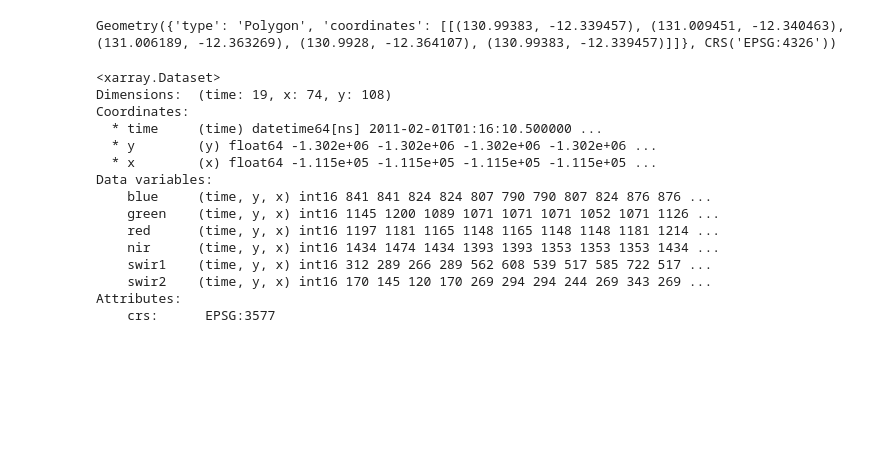
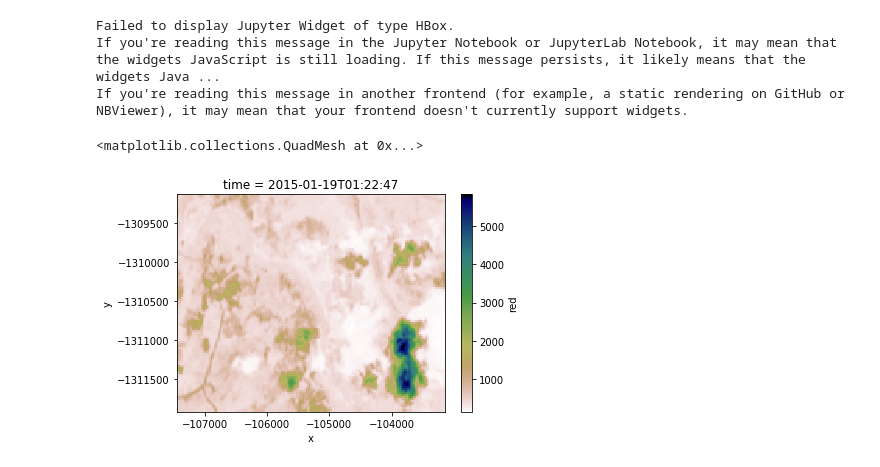
Before and after one commit to BexDunn/GWandDEA_bex_ness, a Jupyter notebook: draw_control_example.ipynb, the cells around one changed output. Drawn from its saved outputs; the diff is of its cells as text; code cells hidden in the pictures; blank space fills up the shorter version.

```diff
--- a/draw_control_example.ipynb
+++ b/draw_control_example.ipynb
@@ -62,56 +91,46 @@ m2
+# %%
+from ipywidgets import HBox
+HBox([m,m2])
+# %% [output]
+Failed to display Jupyter Widget of type HBox.
+If you're reading this message in the Jupyter Notebook or JupyterLab Notebook, it may mean that the widgets JavaScript is still loading. If this message persists, it likely means that the widgets Java ...
+If you're reading this message in another frontend (for example, a static rendering on GitHub or NBViewer), it may mean that your frontend doesn't currently support widgets.
 # %%
 #now test if we can query using the poly to load data
-#TODO fix this so it uses the correct projection
+#TODO triple check projection
 
 import datacube
 from shapely.geometry import Polygon
 from datacube.utils import geometry
 dc=datacube.Datacube()
-#TODO need to project poly to get area
-#Leaflet uses Web Mercator EPSG:3857
 
-# geom_crs = geometry.CRS('EPSG:3857')
+#Leaflet return geometry in EPSG:4326
+
 geom_crs = geometry.CRS('EPSG:4326')
+
 geom=geometry.Geometry(draw_control.last_draw['geometry'], geom_crs)
-#poly = Polygon(draw_control.last_draw['geometry']['coordinates'][0])
-print(geom)
 
-start_of_epoch = '2011-01-01'
-end_of_epoch =  '2011-12-31'
+start_of_epoch = '2015-01-01'
+end_of_epoch =  '2015-12-31'
 
-# query = {
-#         'time': (start_of_epoch, end_of_epoch), 'geopolygon': geom
-#     }
+
 #Define wavelengths/bands of interest, remove this kwarg to retrieve all bands
 bands_of_interest = ['blue',
                          'green',
                          'red',
                          'nir',
                          'swir1',
                          'swir2'
                          ]
 
 query = {
         'time': (start_of_epoch, end_of_epoch), 'geopolygon': geom
     }
 
-data= dc.load(product= 'ls7_nbart_albers', measurements=bands_of_interest,
+data= dc.load(product= 'ls8_nbart_albers', measurements=bands_of_interest,
                  group_by='solar_day', **query)
-data
+
+data.red.isel(time=1).plot(cmap='gist_earth_r')
 # %% [output]
-Geometry({'type': 'Polygon', 'coordinates': [[(130.99383, -12.339457), (131.009451, -12.340463), (131.006189, -12.363269), (130.9928, -12.364107), (130.99383, -12.339457)]]}, CRS('EPSG:4326'))
+<matplotlib.collections.QuadMesh at 0x...>
-<xarray.Dataset>
-Dimensions:  (time: 19, x: 74, y: 108)
-Coordinates:
-  * time     (time) datetime64[ns] 2011-02-01T01:16:10.500000 ...
-  * y        (y) float64 -1.302e+06 -1.302e+06 -1.302e+06 -1.302e+06 ...
-  * x        (x) float64 -1.115e+05 -1.115e+05 -1.115e+05 -1.115e+05 ...
-Data variables:
-    blue     (time, y, x) int16 841 841 824 824 807 790 790 807 824 876 876 ...
-    green    (time, y, x) int16 1145 1200 1089 1071 1071 1071 1052 1071 1126 ...
-    red      (time, y, x) int16 1197 1181 1165 1148 1165 1148 1148 1181 1214 ...
-    nir      (time, y, x) int16 1434 1474 1434 1393 1393 1353 1353 1353 1434 ...
-    swir1    (time, y, x) int16 312 289 266 289 562 608 539 517 585 722 517 ...
-    swir2    (time, y, x) int16 170 145 120 170 269 294 294 244 269 343 269 ...
-Attributes:
-    crs:      EPSG:3577
+[figure, added]
```
Also changed, not shown: parts of 9 cells of this notebook.
